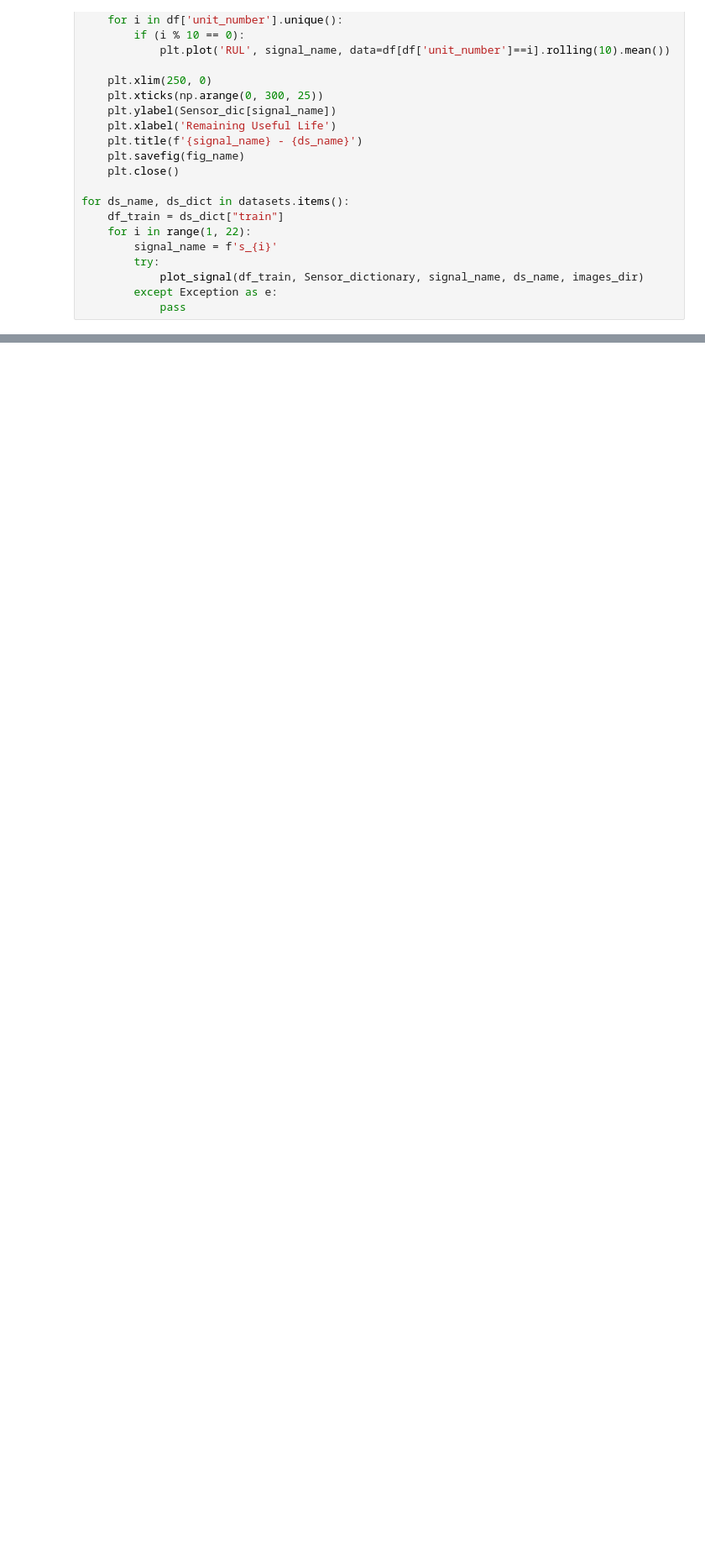
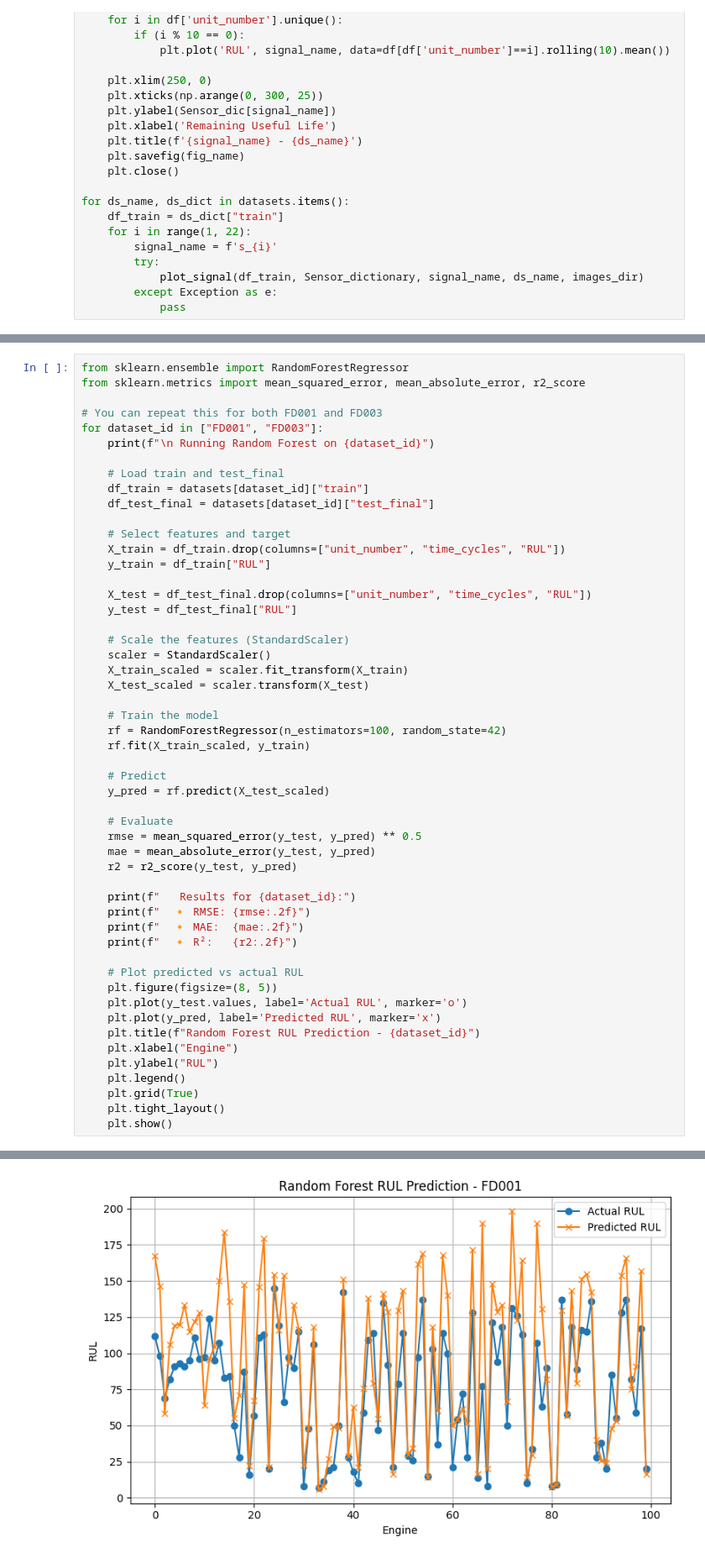
Before and after one commit to Serendipity-PdM/analysis, a Jupyter notebook: nasa.ipynb, the cells around one changed output, grey strips where cells are left out. Shown: that part at 84% size. Drawn from its saved outputs; the diff is of its cells as text; blank space fills up the shorter version.

Commit message:
random forest added to fd01 and 03
random forest added but the model seems to be not working good. will use diffrent methods or different feature selection

```diff
--- a/nasa.ipynb
+++ b/nasa.ipynb
@@ -349,0 +337,53 @@ Skipping images/box_plots/FD004_s_21_boxplot.png, already exists.
+# %%
+from sklearn.ensemble import RandomForestRegressor
+from sklearn.metrics import mean_squared_error, mean_absolute_error, r2_score
+
+# You can repeat this for both FD001 and FD003
+for dataset_id in ["FD001", "FD003"]:
+    print(f"\n Running Random Forest on {dataset_id}")
+
+    # Load train and test_final
+    df_train = datasets[dataset_id]["train"]
+    df_test_final = datasets[dataset_id]["test_final"]
+
+    # Select features and target
+    X_train = df_train.drop(columns=["unit_number", "time_cycles", "RUL"])
+    y_train = df_train["RUL"]
+
+    X_test = df_test_final.drop(columns=["unit_number", "time_cycles", "RUL"])
+    y_test = df_test_final["RUL"]
+
+    # Scale the features (StandardScaler)
+    scaler = StandardScaler()
+    X_train_scaled = scaler.fit_transform(X_train)
+    X_test_scaled = scaler.transform(X_test)
+
+    # Train the model
+    rf = RandomForestRegressor(n_estimators=100, random_state=42)
+    rf.fit(X_train_scaled, y_train)
+
+    # Predict
+    y_pred = rf.predict(X_test_scaled)
+
+    # Evaluate
+    rmse = mean_squared_error(y_test, y_pred) ** 0.5
+    mae = mean_absolute_error(y_test, y_pred)
+    r2 = r2_score(y_test, y_pred)
+
+    print(f"   Results for {dataset_id}:")
+    print(f"  🔸 RMSE: {rmse:.2f}")
+    print(f"  🔸 MAE:  {mae:.2f}")
+    print(f"  🔸 R²:   {r2:.2f}")
+
+    # Plot predicted vs actual RUL
+    plt.figure(figsize=(8, 5))
+    plt.plot(y_test.values, label='Actual RUL', marker='o')
+    plt.plot(y_pred, label='Predicted RUL', marker='x')
+    plt.title(f"Random Forest RUL Prediction - {dataset_id}")
+    plt.xlabel("Engine")
+    plt.ylabel("RUL")
+    plt.legend()
+    plt.grid(True)
+    plt.tight_layout()
+    plt.show()
+# %% [output]
@@ -349,0 +395 @@ Skipping images/box_plots/FD004_s_21_boxplot.png, already exists.
+[figure, added]
```
Also changed, not shown: parts of 3 cells of this notebook.
